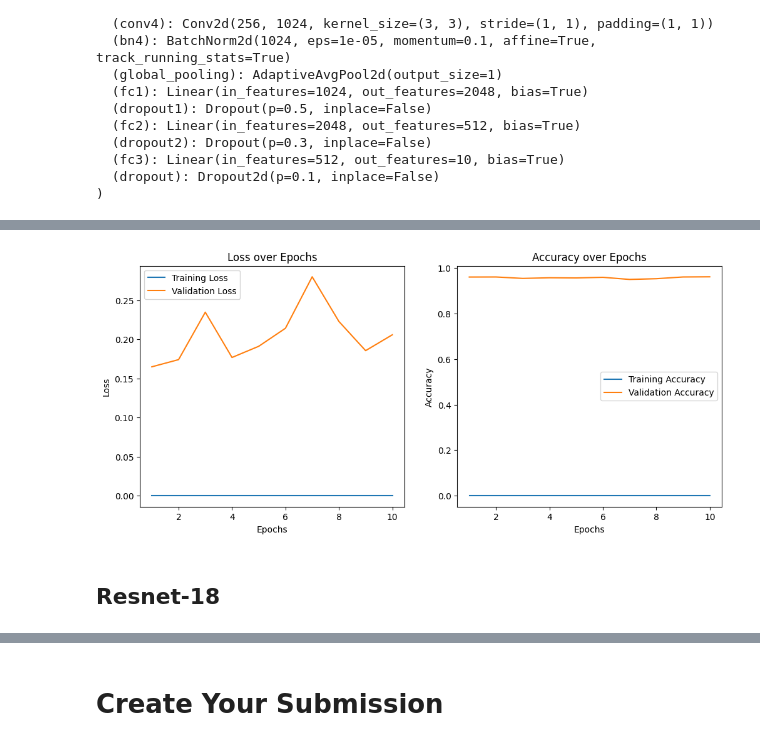
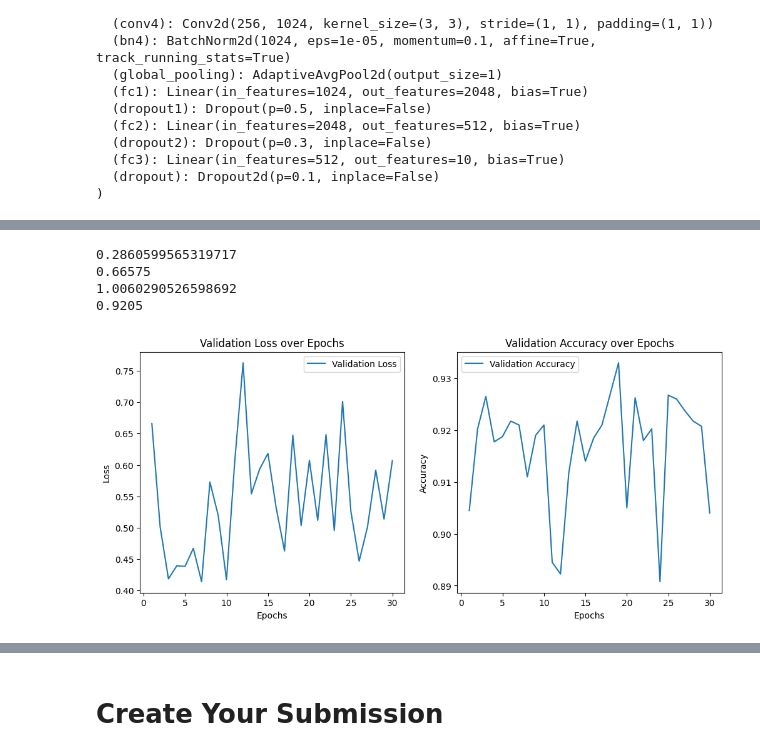
Before and after one commit to ELGHAZI-85/ml-student, a Jupyter notebook: Copie_de_Land_Cover_Project.ipynb, the cells around one changed output, grey strips where cells are left out. Saved outputs shown, nothing was run; the diff lists cells and outputs as text; code cells hidden in the pictures.

```diff
--- a/Copie_de_Land_Cover_Project.ipynb
+++ b/Copie_de_Land_Cover_Project.ipynb
@@ -152,5 +176,4 @@ num_classes = 10
 # %%
-####################### 5
 class SimpleCNN(nn.Module):
     def __init__(self):
         super(SimpleCNN, self).__init__()
@@ -161,32 +184,35 @@ class SimpleCNN(nn.Module):
         self.conv2 = nn.Conv2d(64, 128, kernel_size=3, stride=1, padding=1)
         self.bn2 = nn.BatchNorm2d(128)
 
-        # !here
         self.conv3 = nn.Conv2d(128, 256, kernel_size=3, stride=1, padding=1);
         self.bn3 = nn.BatchNorm2d(256);
 
+        self.conv4 = nn.Conv2d(256, 1024, kernel_size=3, stride=1, padding=1);
+        self.bn4 = nn.BatchNorm2d(1024);
+
         self.global_pooling = nn.AdaptiveAvgPool2d(1)
 
-        self.fc1 = nn.Linear(256, 1024)
+        self.fc1 = nn.Linear(1024, 2048)
         self.dropout1 = nn.Dropout(0.5)
 
-        self.fc2 = nn.Linear(1024, 512)
+        self.fc2 = nn.Linear(2048, 512)
         self.dropout2 = nn.Dropout(0.3)
 
         self.fc3 = nn.Linear(512, 10)
-        self.dropout = nn.Dropout2d(p=0.2)
-        # ! end here
+        self.dropout = nn.Dropout2d(0.1)
 
     def forward(self, x):
         x = F.relu(self.bn1(self.conv1(x)))
         x = self.max_pool(x)
         x = F.relu(self.bn2(self.conv2(x)))
         x = F.lp_pool2d(x, norm_type=2, kernel_size=2, stride=2)
-        #! here
         x = F.relu(self.bn3(self.conv3(x)))
         x = F.lp_pool2d(x, norm_type=2, kernel_size=2, stride=2)
+        x = F.relu(self.bn4(self.conv4(x)))
+        x = F.lp_pool2d(x, norm_type=2, kernel_size=2, stride=2)
+
         x = self.global_pooling(x)
-        # here
+
         total_elements = x.numel()
         desired_shape = (x.size(0), -1)
         x = x.view(*desired_shape)
@@ -328,8 +271,6 @@ def plot_learning_curve(train_losses, valid_losses, train_accuracies, valid_accu
 # %%
 # Initialize lists to store training and validation metrics
-train_losses = []
 valid_losses = []
-train_accuracies = []
 valid_accuracies = []
 
 for epoch in range(num_epochs):
@@ -362,15 +303,11 @@ for epoch in range(num_epochs):
             correct += predicted.eq(labels.argmax(dim=1)).sum().item()
 
     # Calculate metrics
-    avg_train_loss = 0.0  # Replace with your actual training loss
-    train_accuracy = 0.0  # Replace with your actual training accuracy
     avg_valid_loss = valid_loss / len(valid_loader)
     valid_accuracy = correct / total
 
     # Print and store metrics
     print(f'Epoch {epoch + 1}/{num_epochs}, Validation Loss: {avg_valid_loss:.3f}, Accuracy: {100*valid_accuracy:.2f}%')
-    train_losses.append(avg_train_loss)
     valid_losses.append(avg_valid_loss)
-    train_accuracies.append(train_accuracy)
     valid_accuracies.append(valid_accuracy)
 # %% [output]
@@ -394,7 +331,15 @@ Epoch 30/30, Validation Loss: 0.415, Accuracy: 92.38%
+# %%
+print(min(valid_losses))
+print(min(valid_accuracies))
+print(max(valid_losses))
+print(max(valid_accuracies))
+# %% [output]
+0.2860599565319717
+0.66575
+1.0060290526598692
+0.9205
 # %%
 # Plot learning curves
-plot_learning_curve(train_losses, valid_losses, train_accuracies, valid_accuracies)
+plot_validation_curve(valid_losses, valid_accuracies)
 # %% [output]
-[figure, old version]
+[figure, new version]
-# %% [markdown]
-## **Resnet-18**
```
Also changed, not shown: parts of 27 cells of this notebook.
